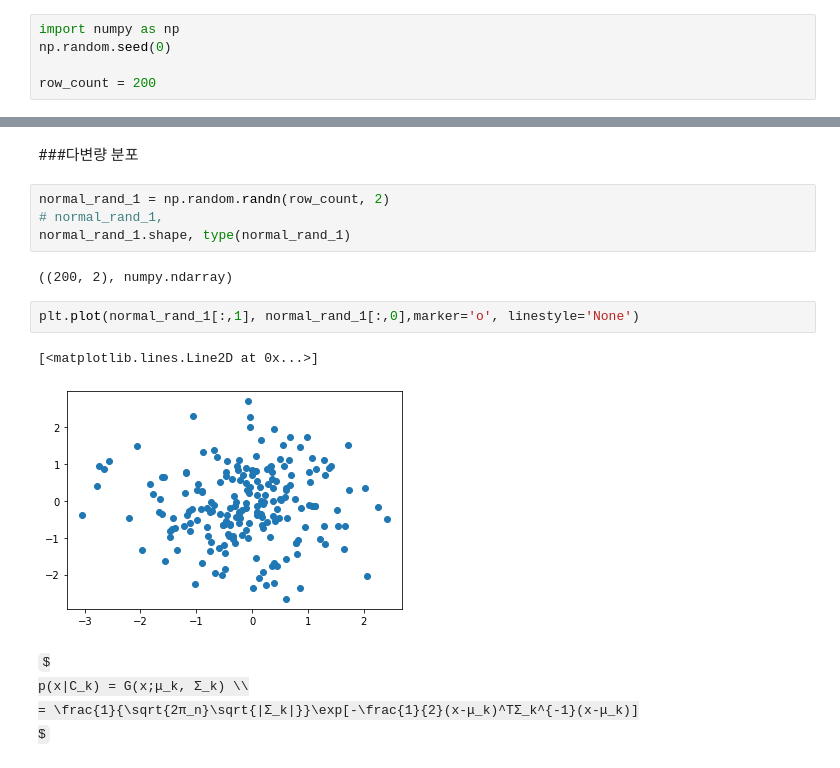
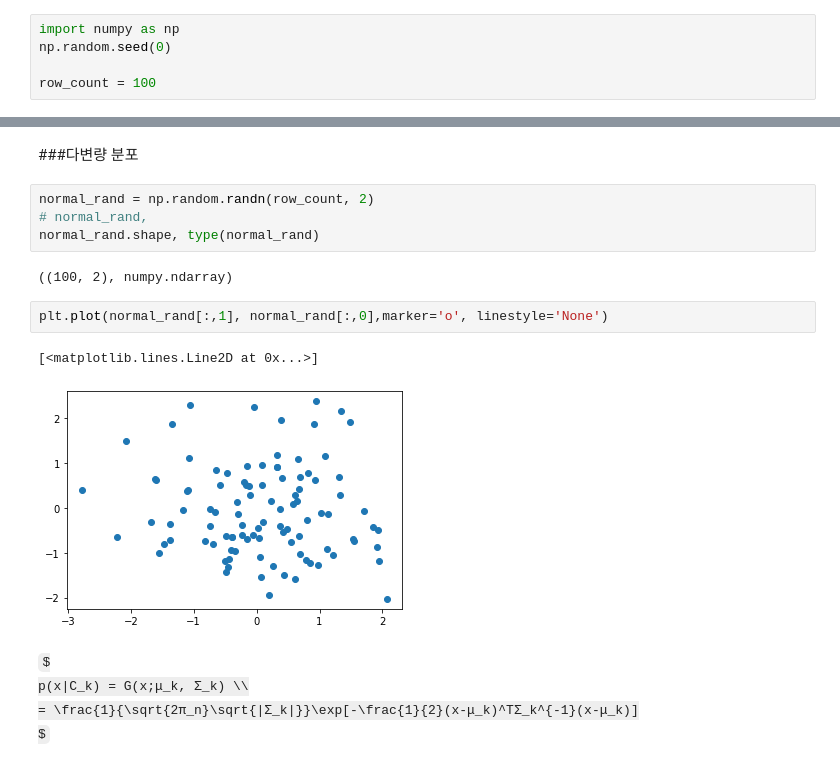
Before and after one commit to yojulab/knou_study_machinglearning, a Jupyter notebook: codes/sanghunoh/03_데이터_통계로분석_모수추정.ipynb, the cells around one changed output, grey strips where cells are left out. Cells and saved outputs as stored; diff of their text form; some formulas as TeX source.

```diff
--- a/codes/sanghunoh/03_데이터_통계로분석_모수추정.ipynb
+++ b/codes/sanghunoh/03_데이터_통계로분석_모수추정.ipynb
@@ -14,7 +14,7 @@ $
 import numpy as np
 np.random.seed(0)
 
-row_count = 200
+row_count = 100
 # %% [markdown]
 ### 단변량 분포
 # %%
@@ -65,16 +65,16 @@ plt.legend(ncol=1)
 # %% [markdown]
 ###다변량 분포
 # %%
-normal_rand_1 = np.random.randn(row_count, 2)
-# normal_rand_1,
-normal_rand_1.shape, type(normal_rand_1)
+normal_rand = np.random.randn(row_count, 2)
+# normal_rand,
+normal_rand.shape, type(normal_rand)
 # %% [output]
-((200, 2), numpy.ndarray)
+((100, 2), numpy.ndarray)
 # %%
-plt.plot(normal_rand_1[:,1], normal_rand_1[:,0],marker='o', linestyle='None')
+plt.plot(normal_rand[:,1], normal_rand[:,0],marker='o', linestyle='None')
 # %% [output]
 [<matplotlib.lines.Line2D at 0x...>]
-[figure, old version]
+[figure, new version]
 # %% [markdown]
 $
 p(x|C_k) = G(x;μ_k, Σ_k) \\
```
Also changed, not shown: parts of 10 cells of this notebook.
